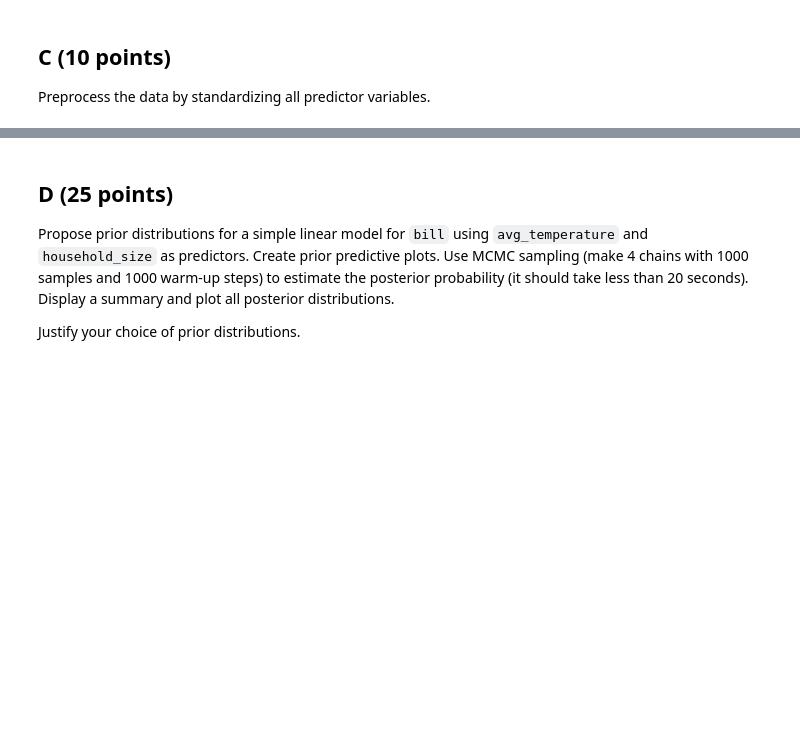
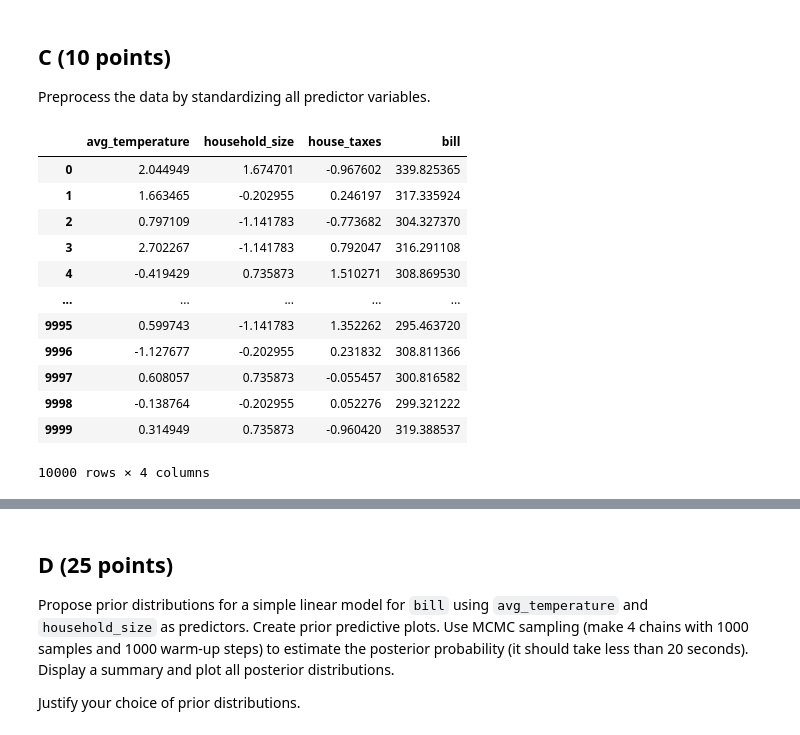
Before and after one commit to howardchen29/Math509, a Jupyter notebook: Midterm Exam.ipynb, the cells around one changed output, grey strips where cells are left out. Drawn from its saved outputs; the diff is of its cells as text; code cells hidden in the pictures; blank space fills up the shorter version.

```diff
--- a/Midterm Exam.ipynb
+++ b/Midterm Exam.ipynb
@@ -111,3 +111,21 @@ Text(0, 0.5, 'Tax ($)')
 ## C (10 points)
 
 Preprocess the data by standardizing all predictor variables.
+# %%
+data_std = data.copy()
+data_std[['house_taxes','household_size','avg_temperature']] = (data[['house_taxes','household_size','avg_temperature']] - data[['house_taxes','household_size','avg_temperature',]].mean())/data[['house_taxes','household_size','avg_temperature',]].std()
+data_std
+# %% [output]
+|  | avg_temperature | household_size | house_taxes | bill |
+| 0 | 2.044949 | 1.674701 | -0.967602 | 339.825365 |
+| 1 | 1.663465 | -0.202955 | 0.246197 | 317.335924 |
+| 2 | 0.797109 | -1.141783 | -0.773682 | 304.327370 |
+| 3 | 2.702267 | -1.141783 | 0.792047 | 316.291108 |
+| 4 | -0.419429 | 0.735873 | 1.510271 | 308.869530 |
+| ... | ... | ... | ... | ... |
+| 9995 | 0.599743 | -1.141783 | 1.352262 | 295.463720 |
+| 9996 | -1.127677 | -0.202955 | 0.231832 | 308.811366 |
+| 9997 | 0.608057 | 0.735873 | -0.055457 | 300.816582 |
+| 9998 | -0.138764 | -0.202955 | 0.052276 | 299.321222 |
+| 9999 | 0.314949 | 0.735873 | -0.960420 | 319.388537 |
+10000 rows × 4 columns
```
Also changed, not shown: parts of 5 cells of this notebook.
